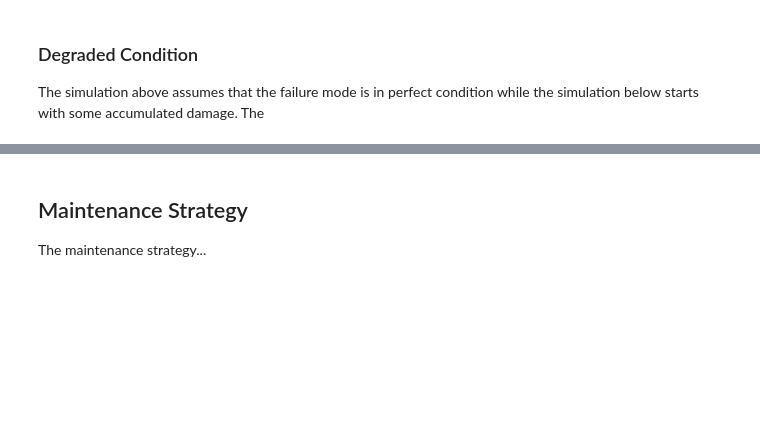
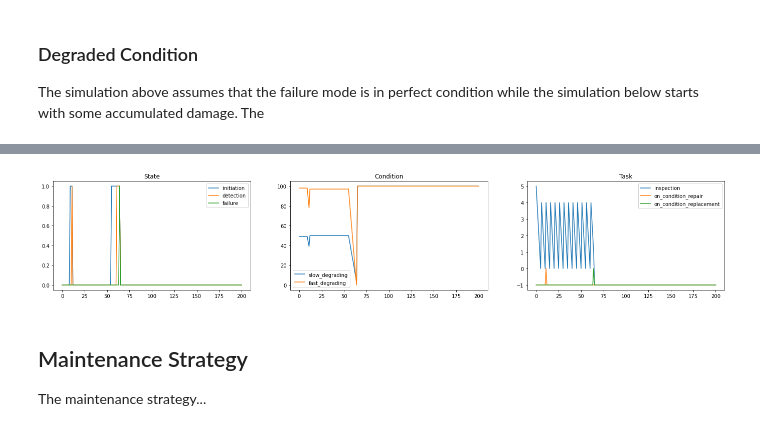
Before and after one commit to gavintreseder/pof, a Jupyter notebook: notebooks/failure_mode.ipynb, the cells around one changed output, grey strips where cells are left out. Drawn from its saved outputs; the diff is of its cells as text; code cells hidden in the pictures; blank space fills up the shorter version.

```diff
--- a/notebooks/failure_mode.ipynb
+++ b/notebooks/failure_mode.ipynb
@@ -86,3 +81,9 @@ fm.plot_timeline()
+# %%
+fm.indicators['slow_degrading'].set_condition(10)
+fm.sim_timeline(200)
+fm.plot_timeline()
+# %% [output]
+[figure, added]
 # %% [markdown]
 ## Maintenance Strategy
 
```
Also changed, not shown: parts of 5 cells of this notebook, 9 other files.
